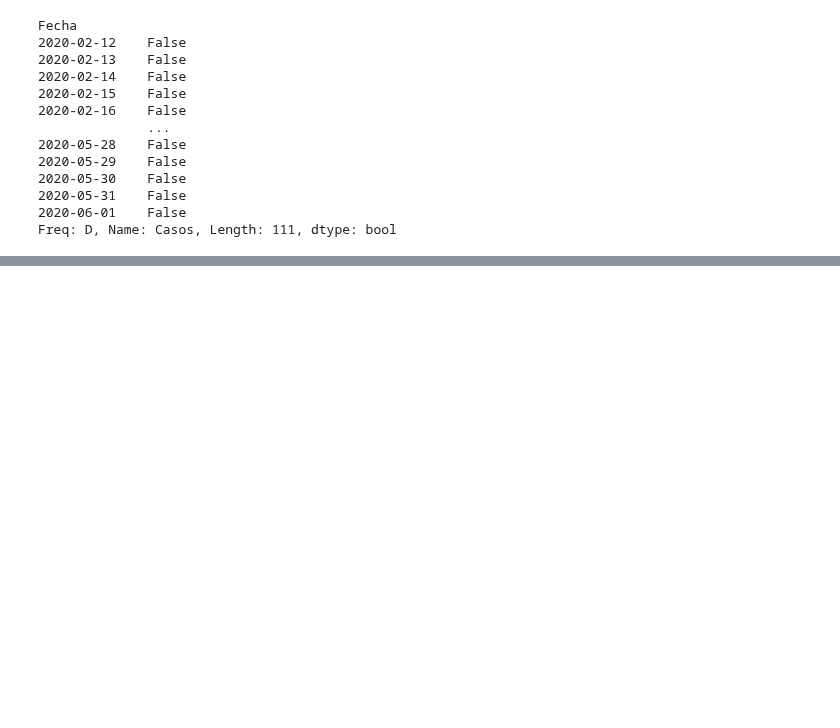
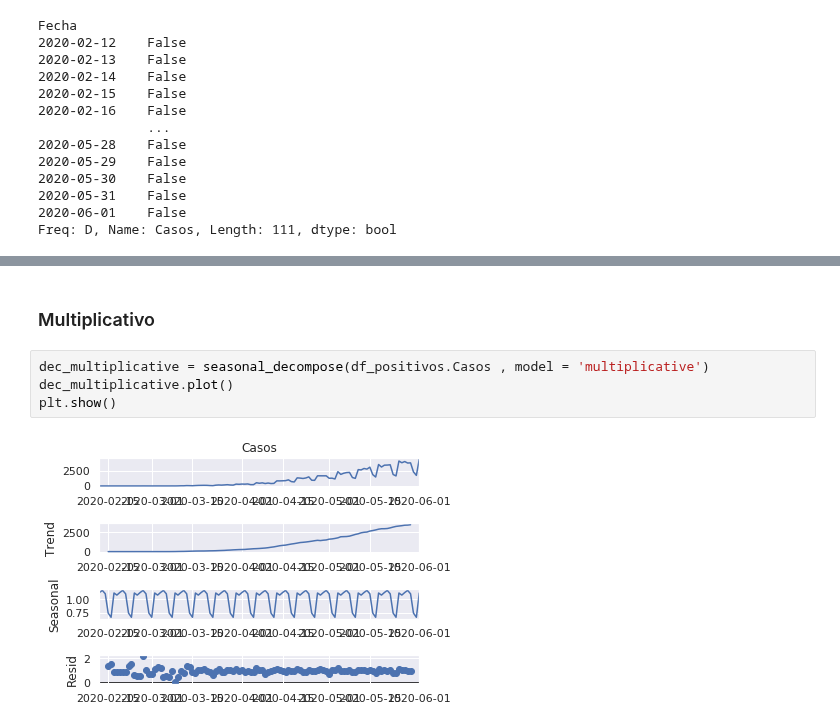
Before and after one commit to artthuro6/Covid-19, a Jupyter notebook: notebooks/General.ipynb, the cells around one changed output, grey strips where cells are left out. Saved outputs shown, nothing was run; the diff lists cells and outputs as text; blank space fills up the shorter version.

```diff
--- a/notebooks/General.ipynb
+++ b/notebooks/General.ipynb
@@ -362,0 +422,8 @@ Freq: D, Name: Casos, Length: 111, dtype: bool
+# %% [markdown]
+### Multiplicativo
+# %%
+dec_multiplicative = seasonal_decompose(df_positivos.Casos , model = 'multiplicative')
+dec_multiplicative.plot()
+plt.show()
+# %% [output]
+[figure, added]
```
Also changed, not shown: parts of 16 cells of this notebook.
